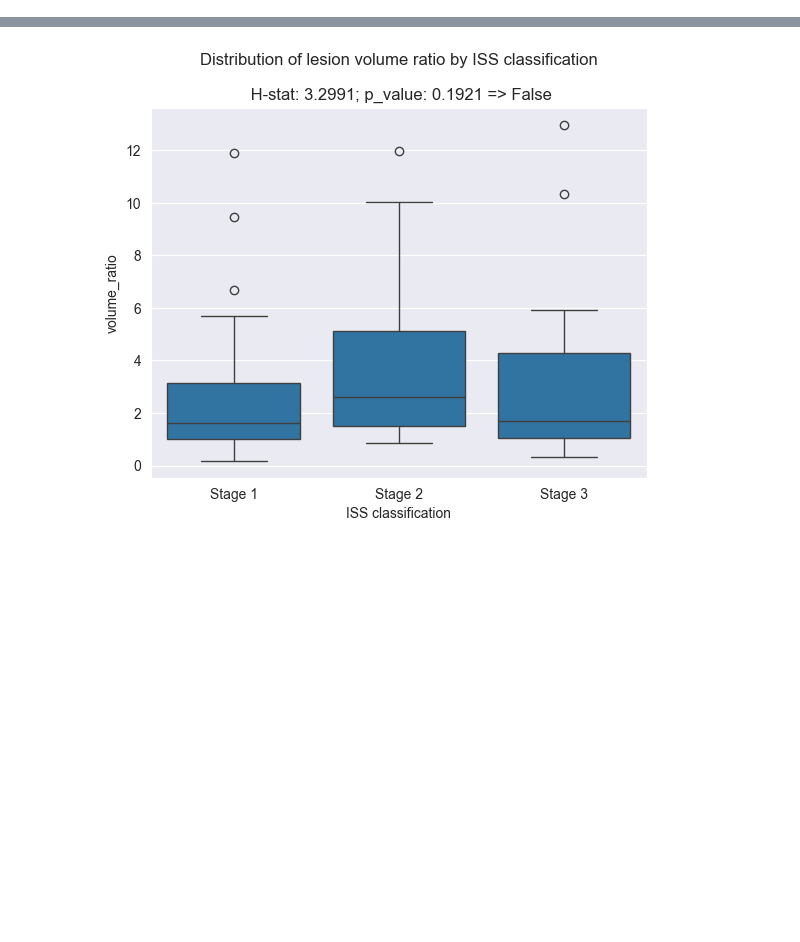
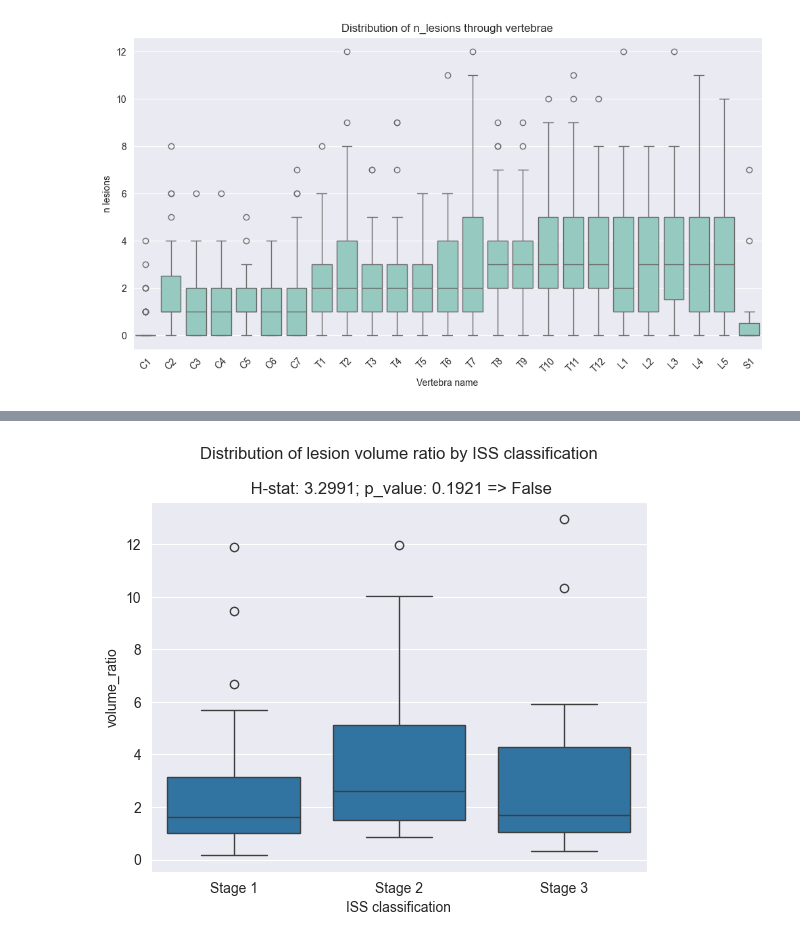
Before and after one commit to lukas1110/Analysis-of-multiple-myelomas-from-dual-CT, a Jupyter notebook: _RESULTS_/lesions_volume_ratio.ipynb, the cells around one changed output, grey strips where cells are left out. Cells and saved outputs as stored; diff of their text form; code cells hidden in the pictures; blank space fills up the shorter version.

```diff
--- a/_RESULTS_/lesions_volume_ratio.ipynb
+++ b/_RESULTS_/lesions_volume_ratio.ipynb
@@ -0,0 +1,30 @@
+# %%
+import os
+import pandas as pd
+import seaborn as sns
+import matplotlib.pyplot as plt
+
+main_folder = r"E:\DATA_Myelomy"
+all_data = []
+
+for folder_name in os.listdir(main_folder):
+    folder_path = os.path.join(main_folder, folder_name)
+    csv_path = os.path.join(folder_path, "BMD_radiomics_vertebrae_features.csv")
+
+    if os.path.isfile(csv_path):
+        df = pd.read_csv(csv_path)
+        df = df[['vertebra_name', 'n_lesions']]
+        all_data.append(df)
+
+full_df = pd.concat(all_data, ignore_index=True)
+
+plt.figure(figsize=(12,6))
+sns.set_style("darkgrid")
+sns.boxplot(x='vertebra_name', y='n_lesions', data=full_df)
+plt.title('Distribution of n_lesions through vertebrae')
+plt.xlabel('Vertebra name')
+plt.ylabel('n lesions')
+plt.xticks(rotation=45)
+plt.show()
+# %% [output]
+[figure, added]
```
Also changed, not shown: parts of 2 cells of this notebook, 2 other files.
